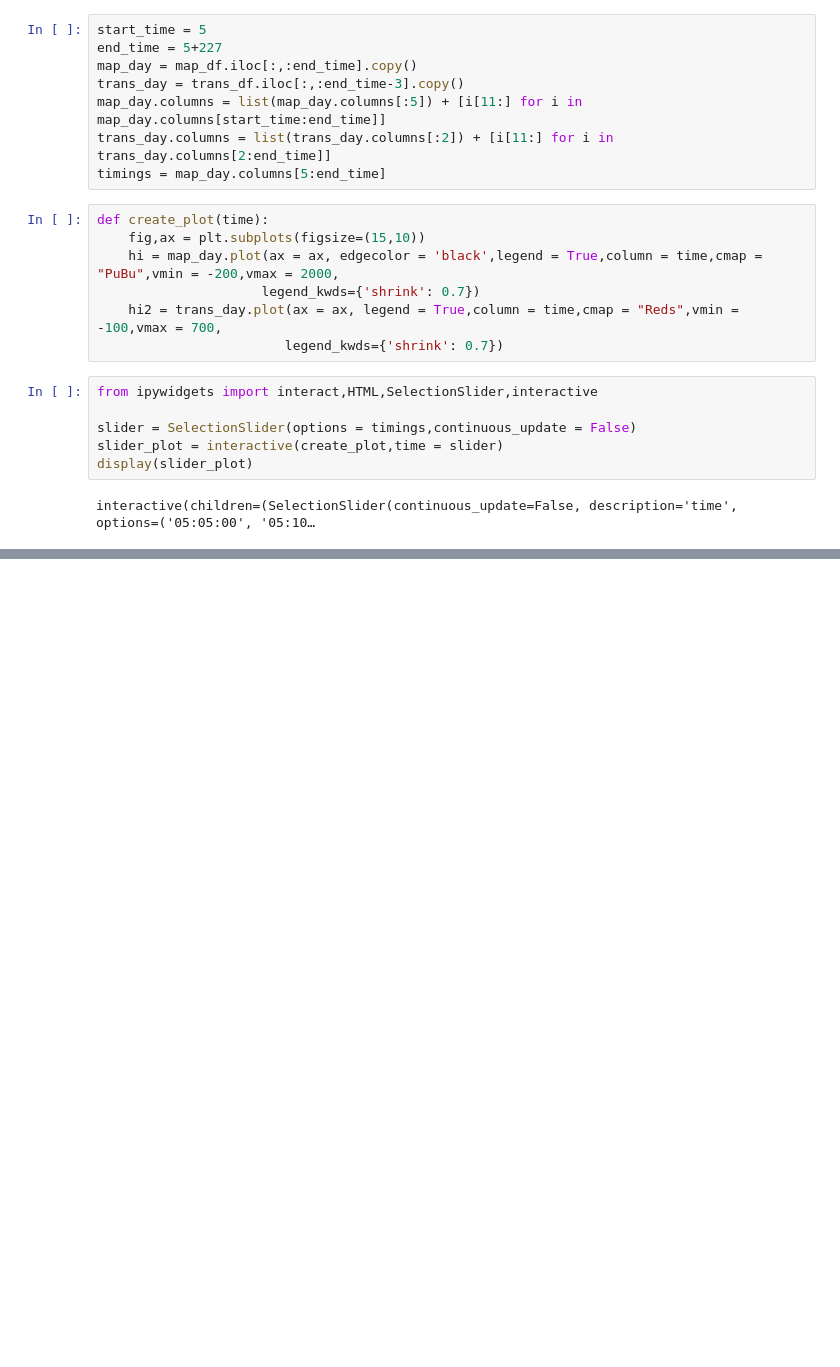
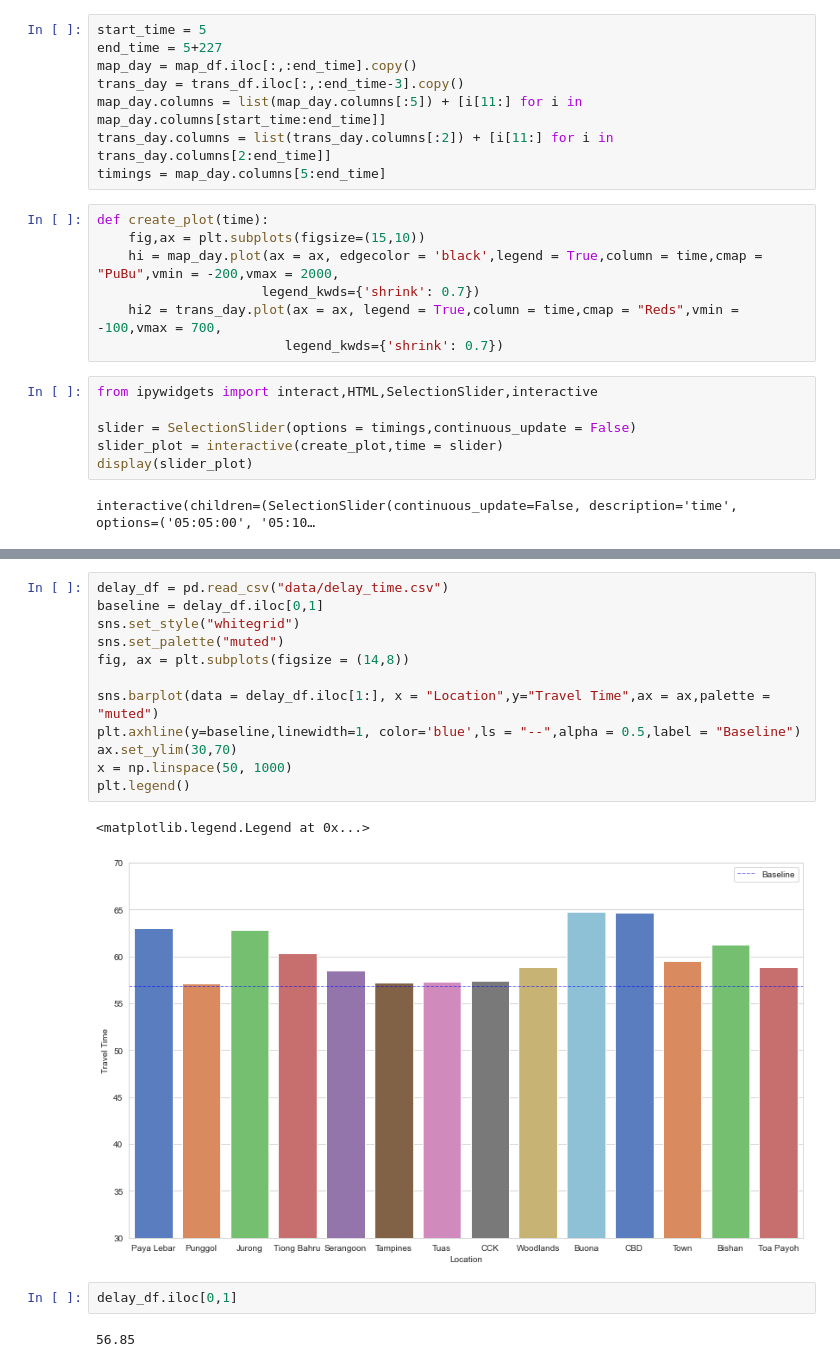
Before and after one commit to reoneo97/transport-abm, a Jupyter notebook: data_vis.ipynb, the cells around one changed output, grey strips where cells are left out. Cells and saved outputs as stored; diff of their text form; blank space fills up the shorter version.

```diff
--- a/data_vis.ipynb
+++ b/data_vis.ipynb
@@ -200,0 +288,19 @@ df.head()
+# %%
+delay_df = pd.read_csv("data/delay_time.csv")
+baseline = delay_df.iloc[0,1]
+sns.set_style("whitegrid")
+sns.set_palette("muted")
+fig, ax = plt.subplots(figsize = (14,8))
+
+sns.barplot(data = delay_df.iloc[1:], x = "Location",y="Travel Time",ax = ax,palette = "muted")
+plt.axhline(y=baseline,linewidth=1, color='blue',ls = "--",alpha = 0.5,label = "Baseline")
+ax.set_ylim(30,70)
+x = np.linspace(50, 1000)
+plt.legend()
+# %% [output]
+<matplotlib.legend.Legend at 0x...>
+[figure, added]
+# %%
+delay_df.iloc[0,1]
+# %% [output]
+56.85
```
Also changed, not shown: parts of 15 cells of this notebook, 7 other files.
